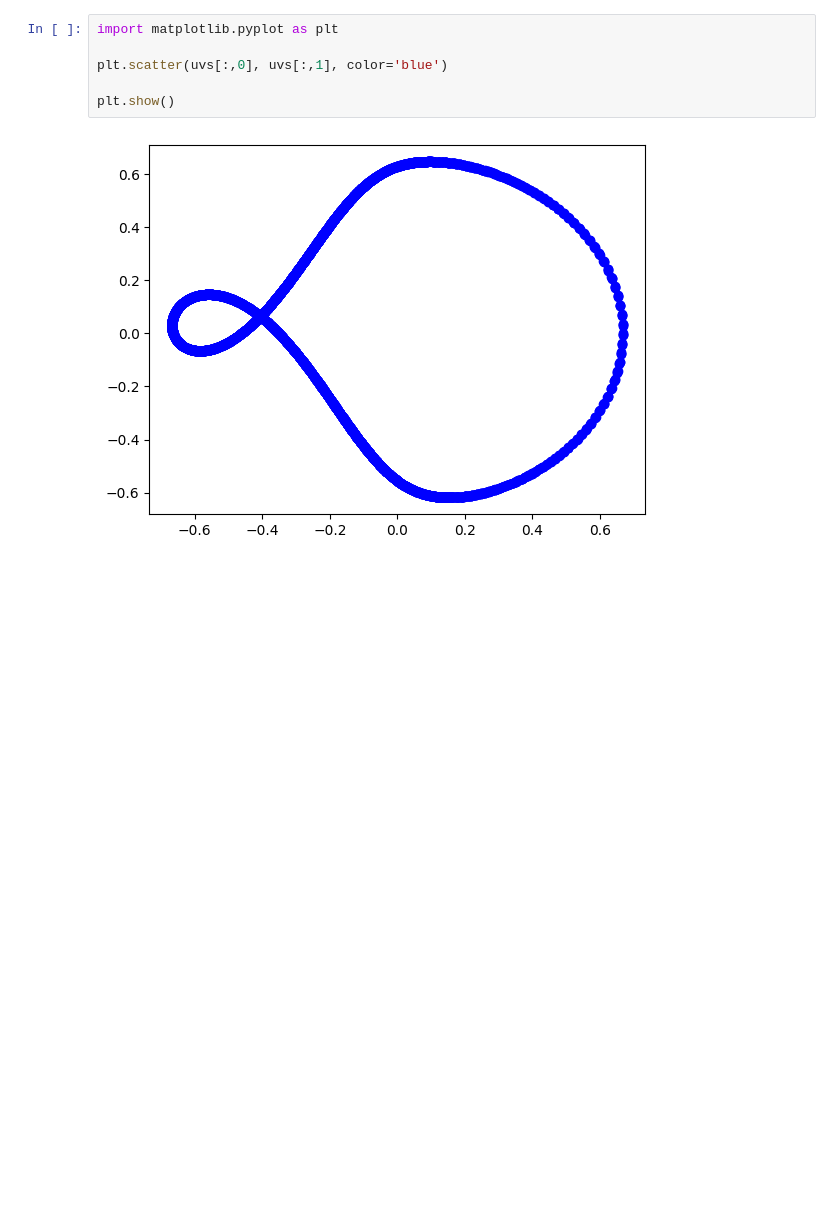
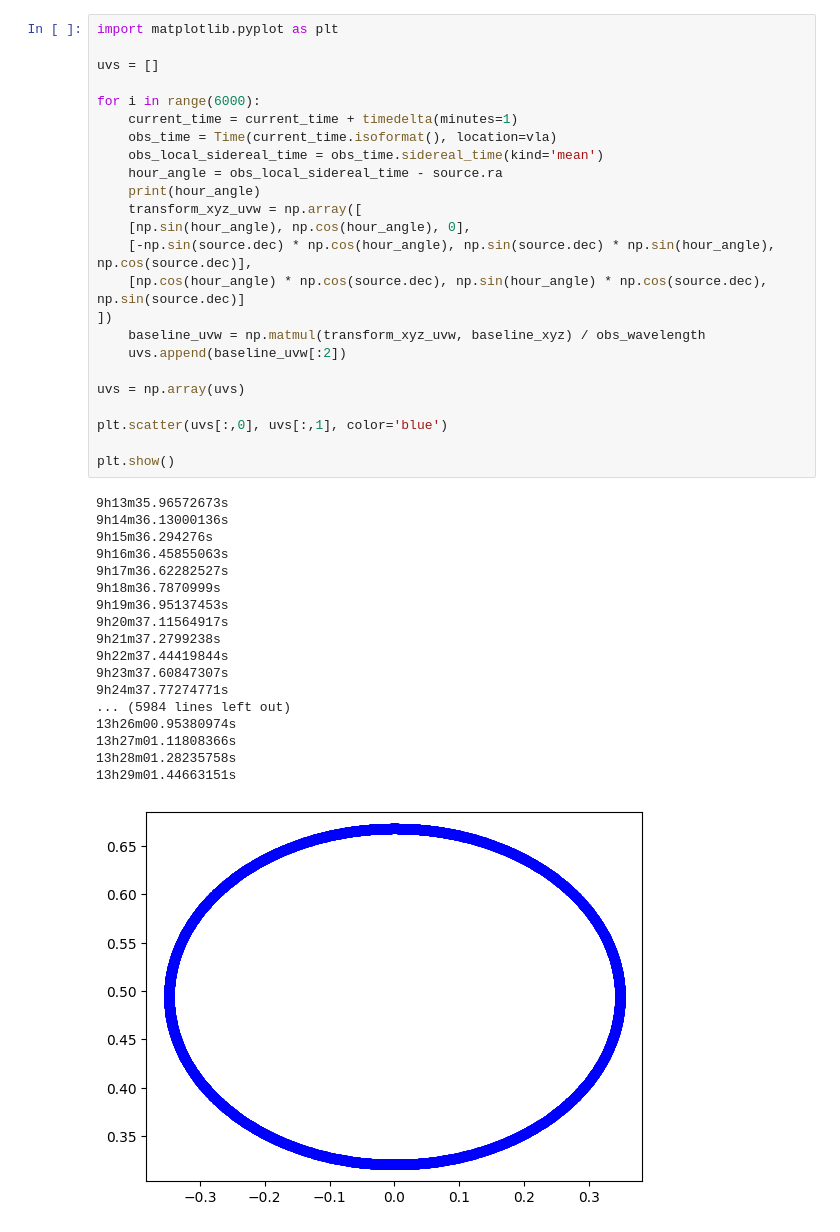
Before and after one commit to jdgsmallwood/radio-interferometry-example, a Jupyter notebook: toy_example.ipynb, the cells around one changed output. Cells and saved outputs as stored; diff of their text form; blank space fills up the shorter version.

```diff
--- a/toy_example.ipynb
+++ b/toy_example.ipynb
@@ -39,8 +36,43 @@ uvs = np.array(uvs)
 # %%
 import matplotlib.pyplot as plt
+
+uvs = []
+
+for i in range(6000):
+    current_time = current_time + timedelta(minutes=1)
+    obs_time = Time(current_time.isoformat(), location=vla)
+    obs_local_sidereal_time = obs_time.sidereal_time(kind='mean')
+    hour_angle = obs_local_sidereal_time - source.ra
+    print(hour_angle)
+    transform_xyz_uvw = np.array([
+    [np.sin(hour_angle), np.cos(hour_angle), 0],
+    [-np.sin(source.dec) * np.cos(hour_angle), np.sin(source.dec) * np.sin(hour_angle), np.cos(source.dec)],
+    [np.cos(hour_angle) * np.cos(source.dec), np.sin(hour_angle) * np.cos(source.dec), np.sin(source.dec)]
+])
+    baseline_uvw = np.matmul(transform_xyz_uvw, baseline_xyz) / obs_wavelength
+    uvs.append(baseline_uvw[:2])
+
+uvs = np.array(uvs)
 
 plt.scatter(uvs[:,0], uvs[:,1], color='blue')
 
 plt.show()
 # %% [output]
+9h13m35.96572673s
+9h14m36.13000136s
+9h15m36.294276s
+9h16m36.45855063s
+9h17m36.62282527s
+9h18m36.7870999s
+9h19m36.95137453s
+9h20m37.11564917s
+9h21m37.2799238s
+9h22m37.44419844s
+9h23m37.60847307s
+9h24m37.77274771s
+... (5984 lines left out)
+13h26m00.95380974s
+13h27m01.11808366s
+13h28m01.28235758s
+13h29m01.44663151s
-[figure, old version]
+[figure, new version]
```
Also changed, not shown: parts of 1 cell of this notebook.
